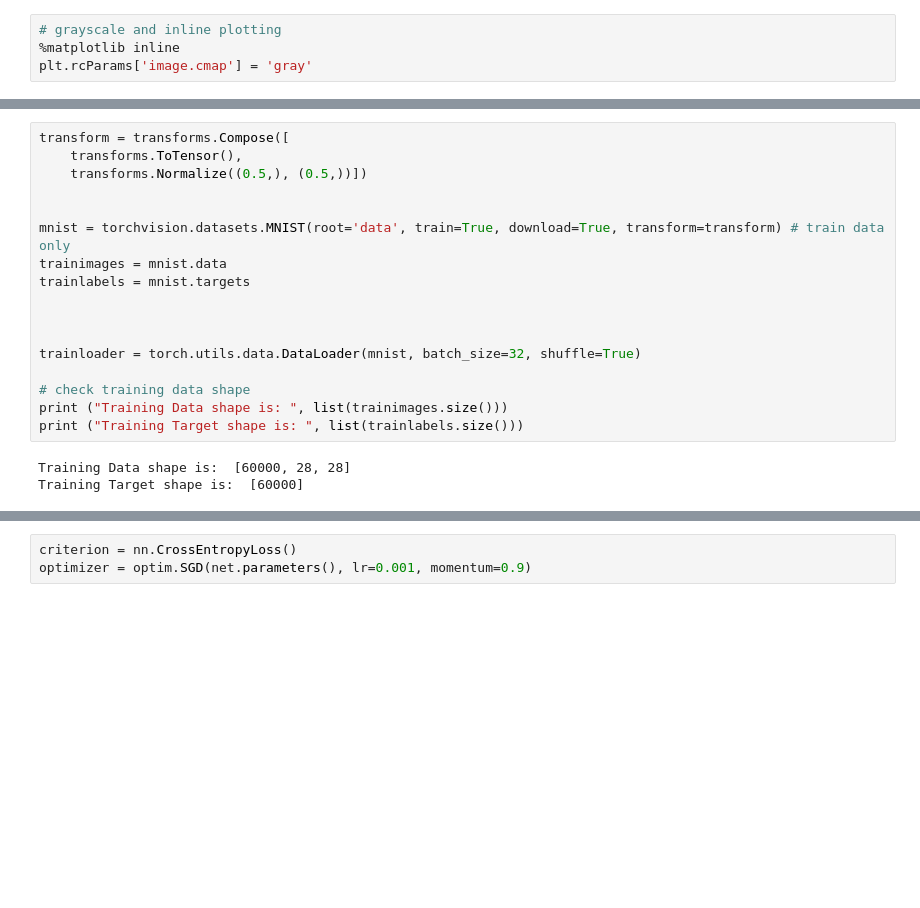
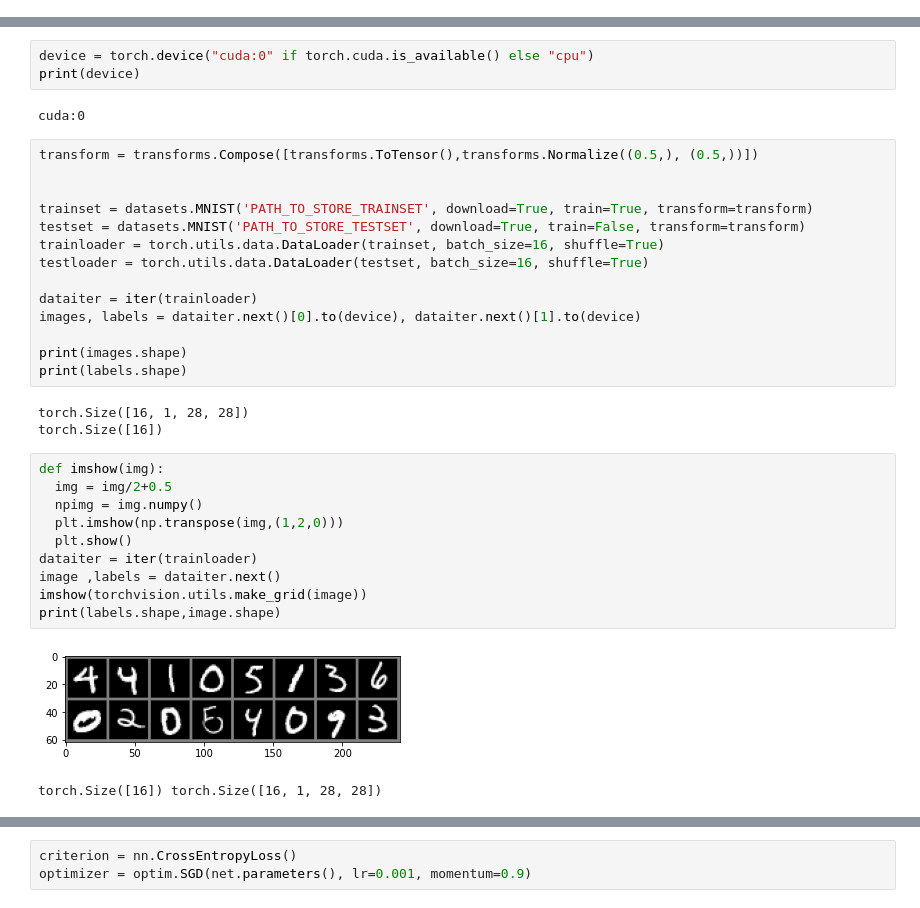
Before and after one commit to jelegend/ANN-MLsummerproject, a Jupyter notebook: MNIST_Classification_Model_[GPU].ipynb, the cells around one changed output, grey strips where cells are left out. Drawn from its saved outputs; the diff is of its cells as text; blank space fills up the shorter version.

```diff
--- a/MNIST_Classification_Model_[GPU].ipynb
+++ b/MNIST_Classification_Model_[GPU].ipynb
@@ -12,7 +13,3 @@ import matplotlib.pyplot as plt
 import matplotlib.pyplot as plt
 import time
 from IPython import display
-# %%
-# grayscale and inline plotting
-%matplotlib inline
-plt.rcParams['image.cmap'] = 'gray'
@@ -90,23 +16,38 @@ def visualize(t, loss, errcl, x5, x4, x3, x0, w1):
-# %%
-transform = transforms.Compose([
-    transforms.ToTensor(),
-    transforms.Normalize((0.5,), (0.5,))])
-
-
-mnist = torchvision.datasets.MNIST(root='data', train=True, download=True, transform=transform) # train data only
-trainimages = mnist.data
-trainlabels = mnist.targets
-
-
-
-trainloader = torch.utils.data.DataLoader(mnist, batch_size=32, shuffle=True)
-
-# check training data shape
-print ("Training Data shape is: ", list(trainimages.size()))
-print ("Training Target shape is: ", list(trainlabels.size()))
-# %% [output]
-Training Data shape is:  [60000, 28, 28]
-Training Target shape is:  [60000]
+# %%
+device = torch.device("cuda:0" if torch.cuda.is_available() else "cpu")
+print(device)
+# %% [output]
+cuda:0
+# %%
+transform = transforms.Compose([transforms.ToTensor(),transforms.Normalize((0.5,), (0.5,))])
+
+
+trainset = datasets.MNIST('PATH_TO_STORE_TRAINSET', download=True, train=True, transform=transform)
+testset = datasets.MNIST('PATH_TO_STORE_TESTSET', download=True, train=False, transform=transform)
+trainloader = torch.utils.data.DataLoader(trainset, batch_size=16, shuffle=True)
+testloader = torch.utils.data.DataLoader(testset, batch_size=16, shuffle=True)
+
+dataiter = iter(trainloader)
+images, labels = dataiter.next()[0].to(device), dataiter.next()[1].to(device)
+
+print(images.shape)
+print(labels.shape)
+# %% [output]
+torch.Size([16, 1, 28, 28])
+torch.Size([16])
+# %%
+def imshow(img):
+  img = img/2+0.5
+  npimg = img.numpy()
+  plt.imshow(np.transpose(img,(1,2,0)))
+  plt.show()
+dataiter = iter(trainloader)
+image ,labels = dataiter.next()
+imshow(torchvision.utils.make_grid(image))
+print(labels.shape,image.shape)
+# %% [output]
+[figure, added]
+torch.Size([16]) torch.Size([16, 1, 28, 28])
 # %%
 class Network(nn.Module):
 
```
Also changed, not shown: parts of 8 cells of this notebook.
